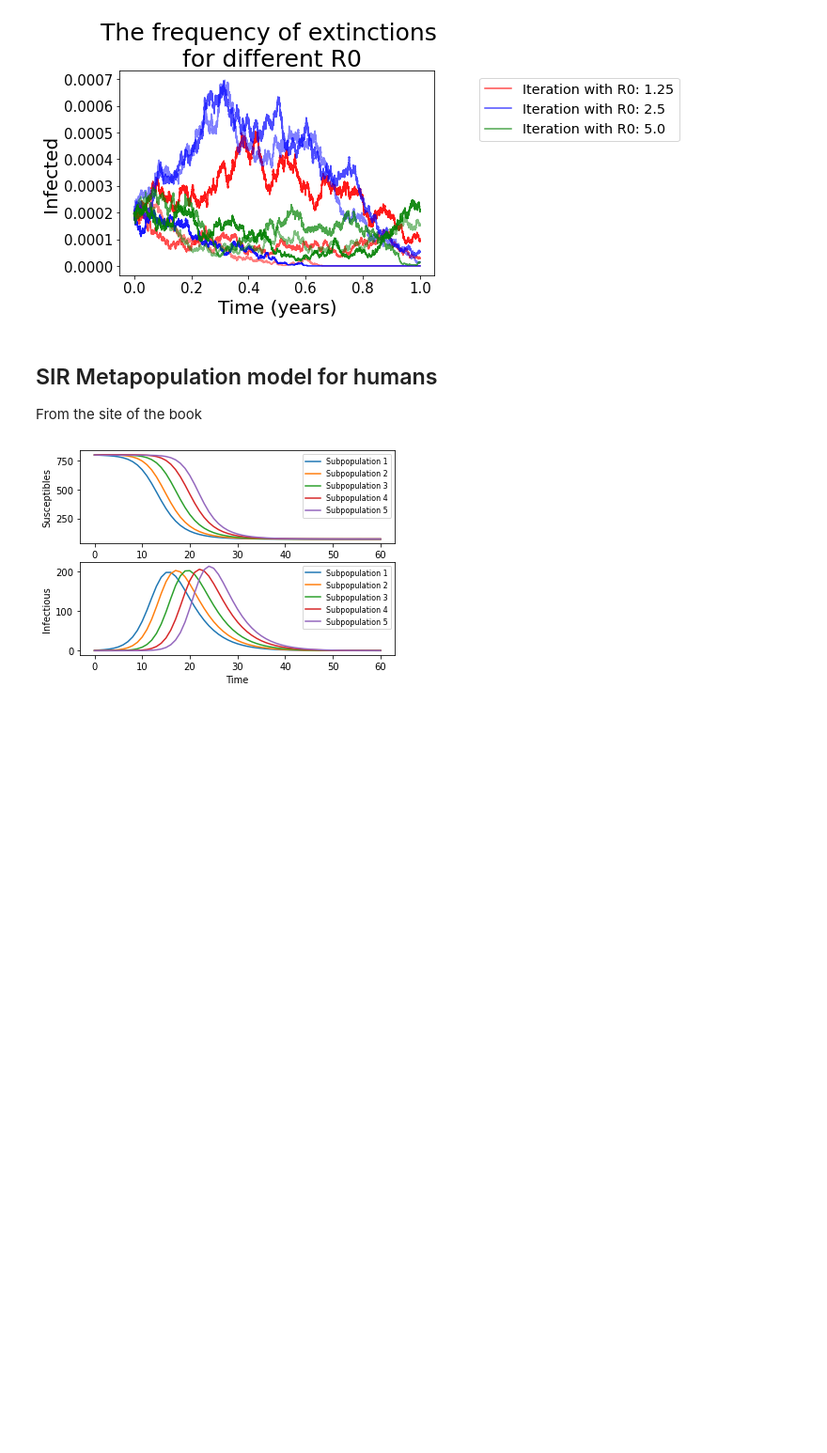
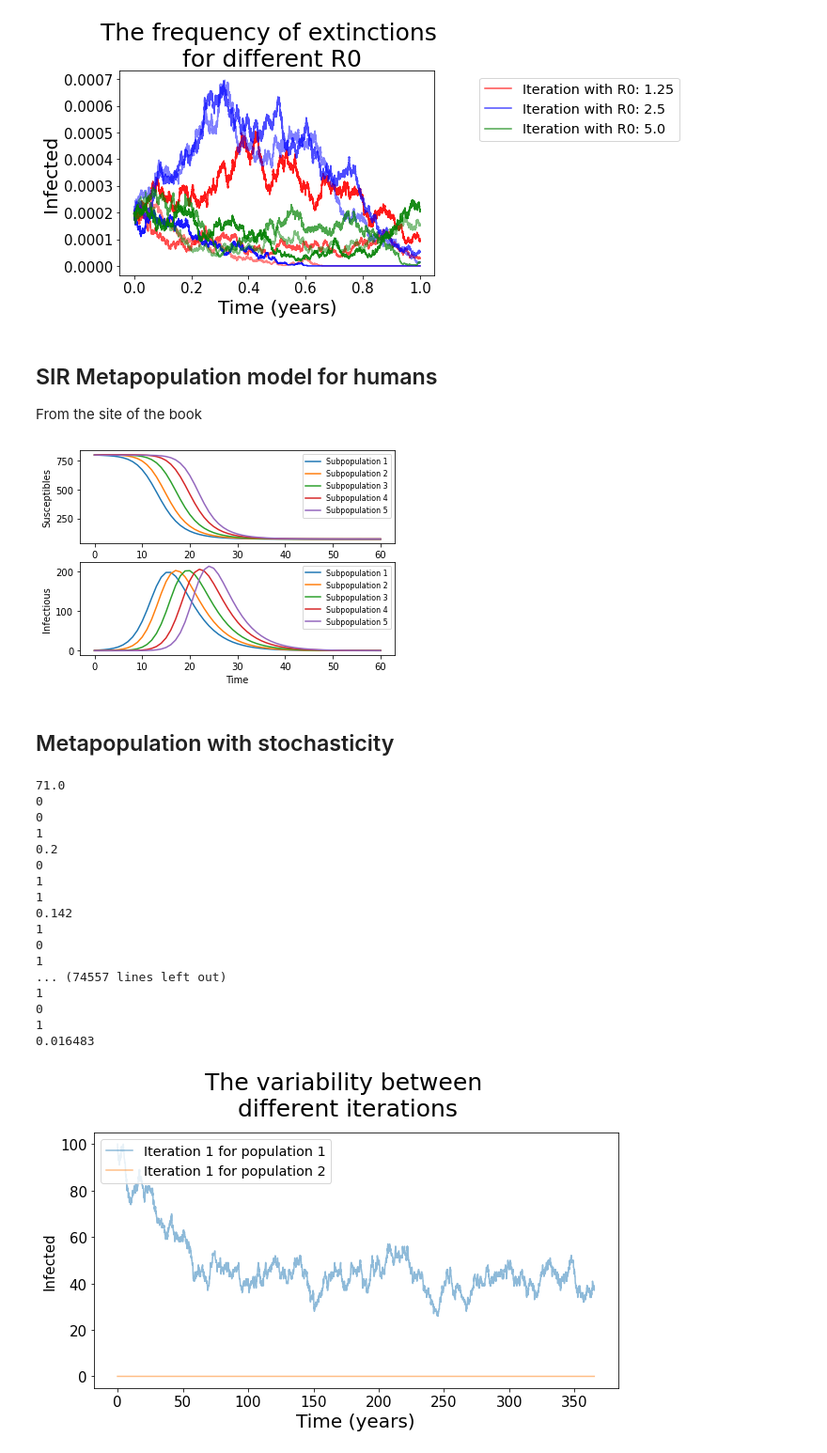
Before and after one commit to Florisdv5/Introcomp_assign2, a Jupyter notebook: Introcomp_assign2.ipynb, the cells around one changed output. Shown at 94% size. Saved outputs shown, nothing was run; the diff lists cells and outputs as text; code cells hidden in the pictures; blank space fills up the shorter version.

```diff
--- a/Introcomp_assign2.ipynb
+++ b/Introcomp_assign2.ipynb
@@ -429,3 +429,5 @@ plt.legend(loc = "upper right", fontsize = 8)
 plt.show()
 # %% [output]
 [figure]
+# %% [markdown]
+## Metapopulation with stochasticity
@@ -431,0 +492,75 @@ plt.show()
+# %%
+beta=1.0
+gamma=1/7.0
+mu=1/70
+N0=500
+rhoij = 0.000
+# delta = 0.0625*mu*(beta/gamma -1)*math.sqrt(N0)
+rho = [[1,1],[1,1]]
+### You may want to try with popylation size of 50 (small) to see the events
+### In this case uncomment the next line
+#N0=50.0
+ND=MaxTime=365.0
+Y01=100
+X01=pl.floor(gamma*N0/beta)
+print(X01)
+# Y0=5
+# X0=8000
+Z01=N0-X01-Y01
+Y02=0
+X02=pl.floor(gamma*N0/beta)
+Z02=N0-X02-Y02
+
+nsub = 2
+
+INPUT = [[X01,Y01,Z01],[X02,Y02,Z02]]
+
+timestep=0.0
+
+fig, (ax2) = plt.subplots(1, sharex=True, figsize = (10,5))
+
+for i in range(1):
+    [T,S,I,R]=Stoch_Iteration(INPUT)
+
+    tT=T
+    tS=S
+    tI=I
+    tR=R
+
+    alfa = 1
+    for sub in range(nsub):
+        ax2.plot(tT[1:], tI[sub][1:], alpha=0.5, label=('Iteration {} for population {}'.format(i+1, sub+1)))
+ax2.set_ylabel("Infected", size = 15)
+
+
+plt.legend(loc = "upper left", fontsize = "x-large")
+for tick in ax2.xaxis.get_major_ticks():
+    tick.label.set_fontsize(15)
+for tick in ax1.yaxis.get_major_ticks():
+    tick.label.set_fontsize(15)
+for tick in ax2.yaxis.get_major_ticks():
+    tick.label.set_fontsize(15)
+for tick in ax3.yaxis.get_major_ticks():
+    tick.label.set_fontsize(15)
+fig.suptitle('The variability between \n different iterations ', size = 25, y = 1.06)
+plt.xlabel ('Time (years)', size = 20)
+plt.show()
+# %% [output]
+71.0
+0
+0
+1
+0.2
+0
+1
+1
+0.142
+1
+0
+1
+... (74557 lines left out)
+1
+0
+1
+0.016483
+[figure, added]
```
Also changed, not shown: parts of 3 cells of this notebook.
